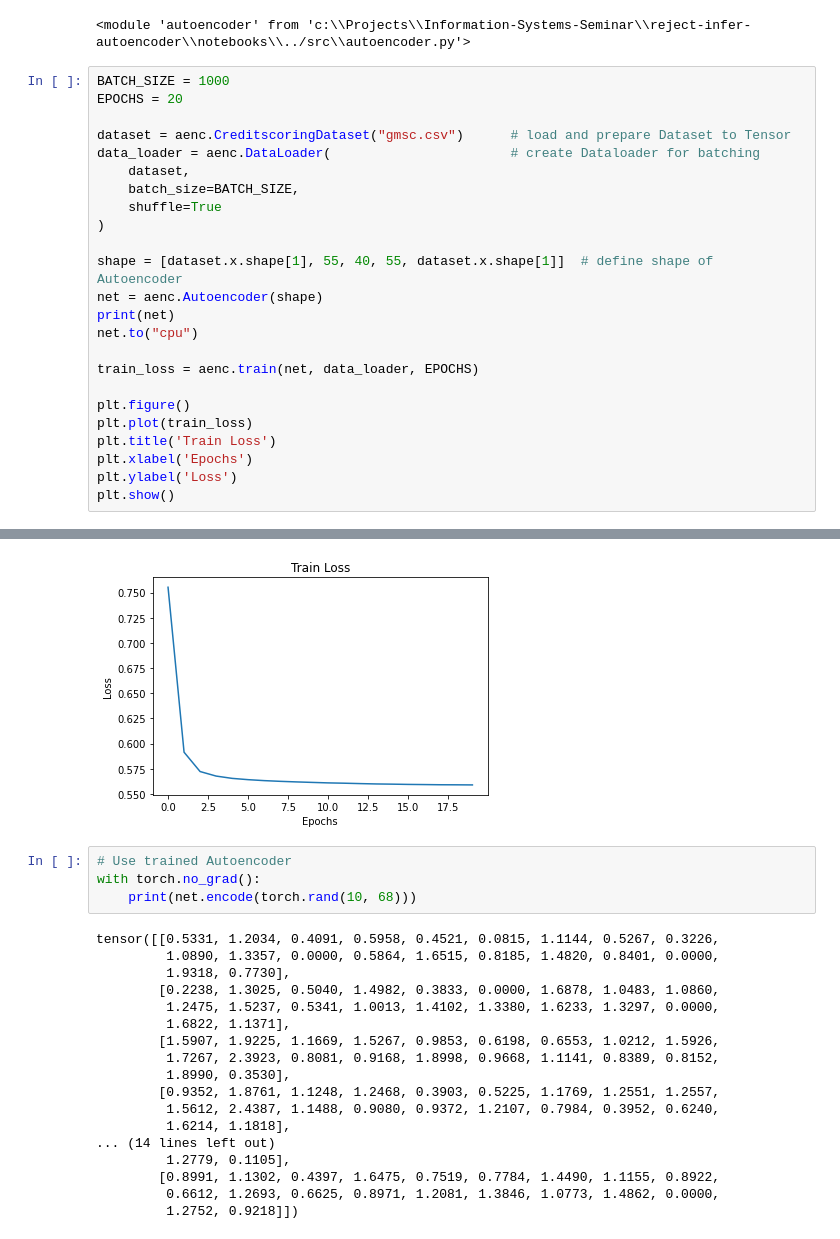
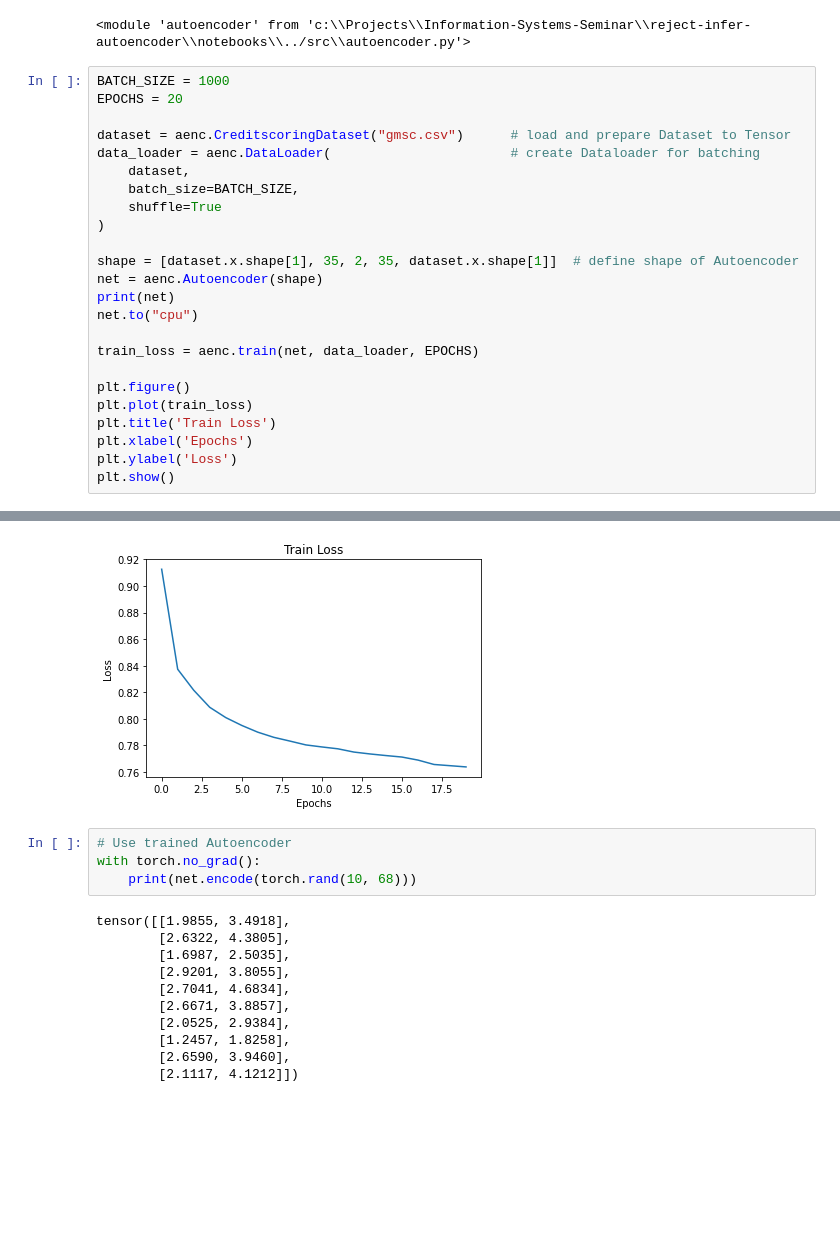
Before and after one commit to lukasvoege/reject-infer-autoencoder, a Jupyter notebook: notebooks/playground.ipynb, the cells around one changed output, grey strips where cells are left out. Cells and saved outputs as stored; diff of their text form; blank space fills up the shorter version.

```diff
--- a/notebooks/playground.ipynb
+++ b/notebooks/playground.ipynb
@@ -79,7 +79,7 @@ data_loader = aenc.DataLoader(                       # create Dataloader for bat
     shuffle=True
 )
 
-shape = [dataset.x.shape[1], 55, 40, 55, dataset.x.shape[1]]  # define shape of Autoencoder
+shape = [dataset.x.shape[1], 35, 2, 35, dataset.x.shape[1]]  # define shape of Autoencoder
 net = aenc.Autoencoder(shape)
 print(net)
 net.to("cpu")
@@ -113,26 +113,19 @@ Epoch 20 of 20, Train Loss: 0.559
-[figure, old version]
+[figure, new version]
 # %%
 # Use trained Autoencoder
 with torch.no_grad():
     print(net.encode(torch.rand(10, 68)))
 # %% [output]
-tensor([[0.5331, 1.2034, 0.4091, 0.5958, 0.4521, 0.0815, 1.1144, 0.5267, 0.3226,
-         1.0890, 1.3357, 0.0000, 0.5864, 1.6515, 0.8185, 1.4820, 0.8401, 0.0000,
-         1.9318, 0.7730],
-        [0.2238, 1.3025, 0.5040, 1.4982, 0.3833, 0.0000, 1.6878, 1.0483, 1.0860,
-         1.2475, 1.5237, 0.5341, 1.0013, 1.4102, 1.3380, 1.6233, 1.3297, 0.0000,
-         1.6822, 1.1371],
-        [1.5907, 1.9225, 1.1669, 1.5267, 0.9853, 0.6198, 0.6553, 1.0212, 1.5926,
-         1.7267, 2.3923, 0.8081, 0.9168, 1.8998, 0.9668, 1.1141, 0.8389, 0.8152,
-         1.8990, 0.3530],
-        [0.9352, 1.8761, 1.1248, 1.2468, 0.3903, 0.5225, 1.1769, 1.2551, 1.2557,
-         1.5612, 2.4387, 1.1488, 0.9080, 0.9372, 1.2107, 0.7984, 0.3952, 0.6240,
-         1.6214, 1.1818],
-... (14 lines left out)
-         1.2779, 0.1105],
-        [0.8991, 1.1302, 0.4397, 1.6475, 0.7519, 0.7784, 1.4490, 1.1155, 0.8922,
-         0.6612, 1.2693, 0.6625, 0.8971, 1.2081, 1.3846, 1.0773, 1.4862, 0.0000,
-         1.2752, 0.9218]])
+tensor([[1.9855, 3.4918],
+        [2.6322, 4.3805],
+        [1.6987, 2.5035],
+        [2.9201, 3.8055],
+        [2.7041, 4.6834],
+        [2.6671, 3.8857],
+        [2.0525, 2.9384],
+        [1.2457, 1.8258],
+        [2.6590, 3.9460],
+        [2.1117, 4.1212]])
 # %%
 n_years = 20
 
```
Also changed, not shown: parts of 3 cells of this notebook, 1 other file.
